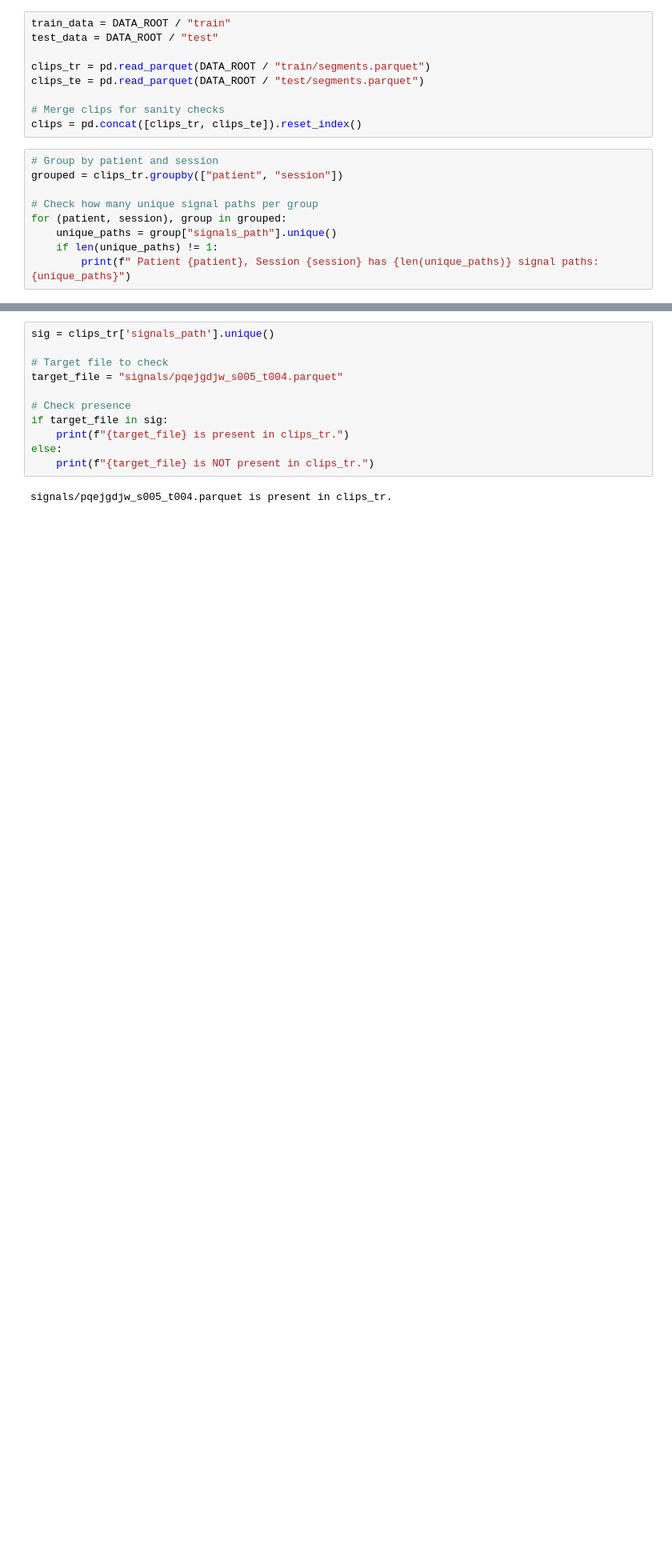
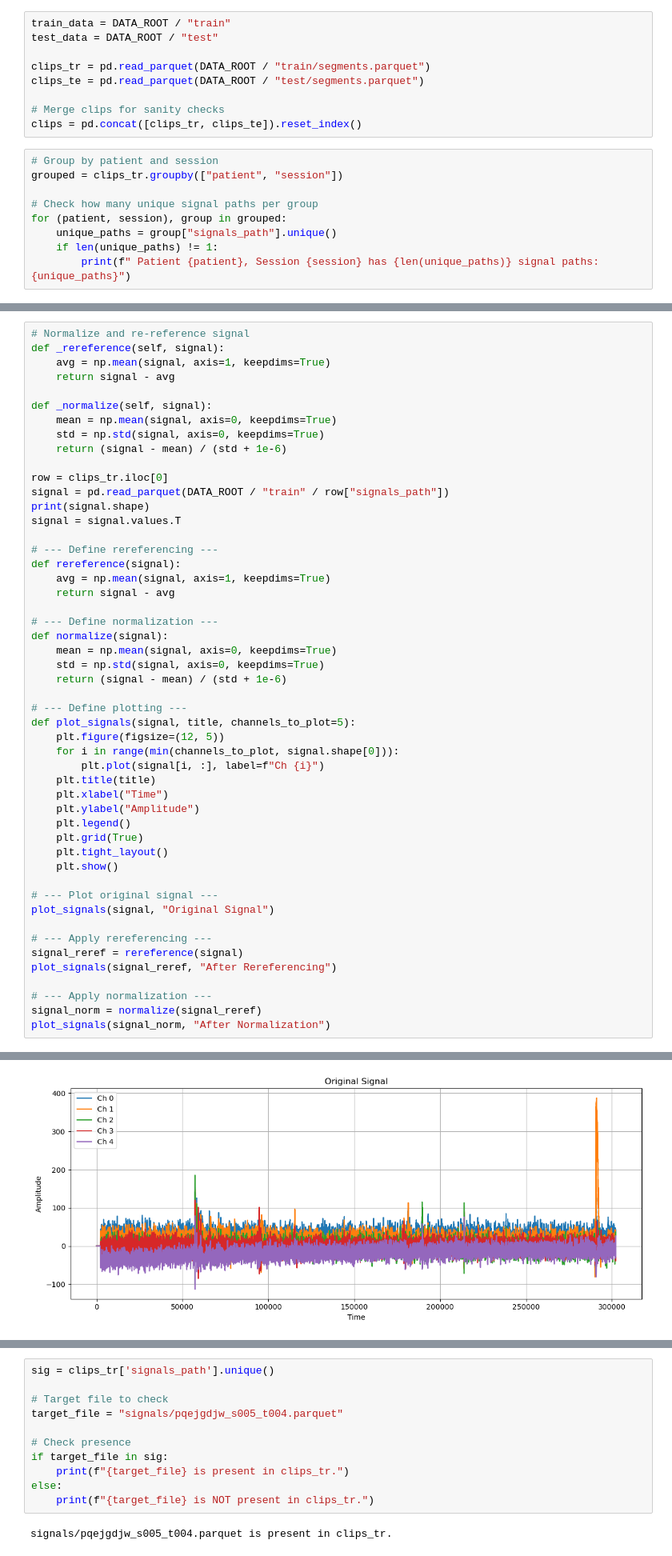
Before and after one commit to NeuroNML/NeuroGraphNet, a Jupyter notebook: 1.Exploratory_data_analysis.ipynb, the cells around one changed output, grey strips where cells are left out. Shown at 80% size. Cells and saved outputs as stored; diff of their text form; blank space fills up the shorter version.

```diff
--- a/1.Exploratory_data_analysis.ipynb
+++ b/1.Exploratory_data_analysis.ipynb
@@ -47,0 +64,51 @@ for (patient, session), group in grouped:
+# %%
+# Normalize and re-reference signal
+def _rereference(self, signal):
+    avg = np.mean(signal, axis=1, keepdims=True)
+    return signal - avg
+
+def _normalize(self, signal):
+    mean = np.mean(signal, axis=0, keepdims=True)
+    std = np.std(signal, axis=0, keepdims=True)
+    return (signal - mean) / (std + 1e-6)
+
+row = clips_tr.iloc[0]
+signal = pd.read_parquet(DATA_ROOT / "train" / row["signals_path"])
+print(signal.shape)
+signal = signal.values.T
+
+# --- Define rereferencing ---
+def rereference(signal):
+    avg = np.mean(signal, axis=1, keepdims=True)
+    return signal - avg
+
+# --- Define normalization ---
+def normalize(signal):
+    mean = np.mean(signal, axis=0, keepdims=True)
+    std = np.std(signal, axis=0, keepdims=True)
+    return (signal - mean) / (std + 1e-6)
+
+# --- Define plotting ---
+def plot_signals(signal, title, channels_to_plot=5):
+    plt.figure(figsize=(12, 5))
+    for i in range(min(channels_to_plot, signal.shape[0])):
+        plt.plot(signal[i, :], label=f"Ch {i}")
+    plt.title(title)
+    plt.xlabel("Time")
+    plt.ylabel("Amplitude")
+    plt.legend()
+    plt.grid(True)
+    plt.tight_layout()
+    plt.show()
+
+# --- Plot original signal ---
+plot_signals(signal, "Original Signal")
+
+# --- Apply rereferencing ---
+signal_reref = rereference(signal)
+plot_signals(signal_reref, "After Rereferencing")
+
+# --- Apply normalization ---
+signal_norm = normalize(signal_reref)
+plot_signals(signal_norm, "After Normalization")
+# %% [output]
@@ -47,0 +116 @@ for (patient, session), group in grouped:
+[figure, added]
```
Also changed, not shown: parts of 3 cells of this notebook, 3 other files.
